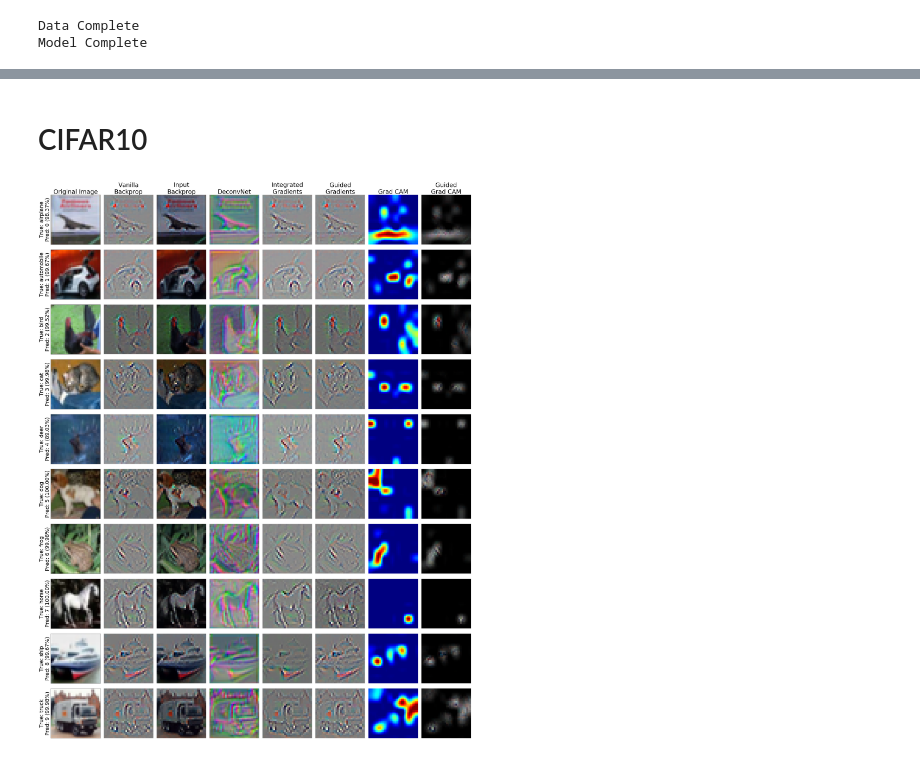
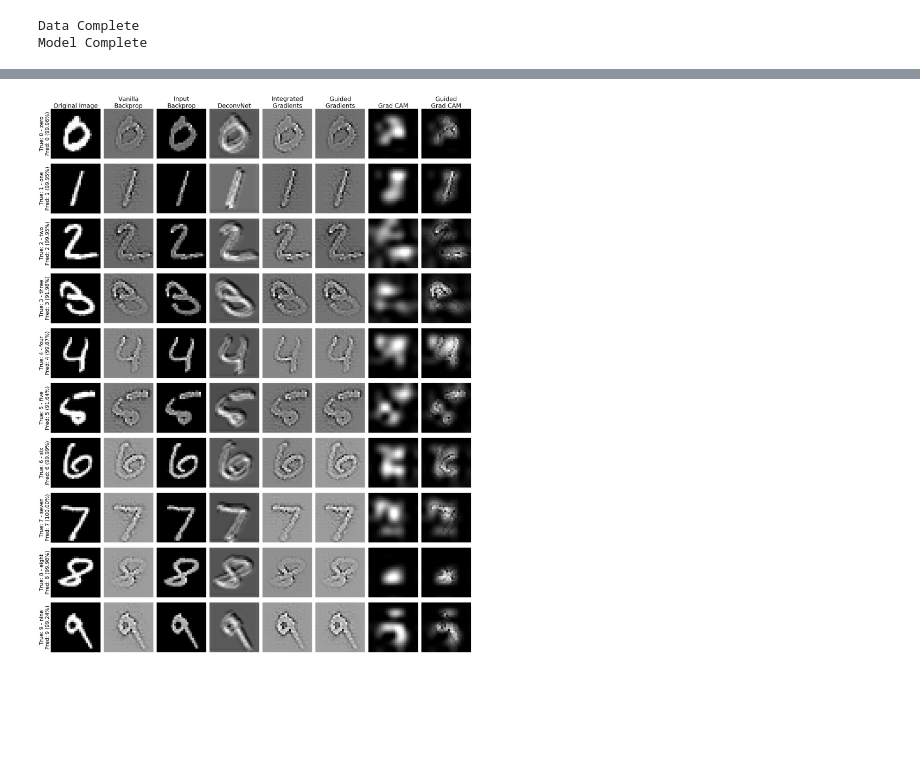
Before and after one commit to TooTouch/WhiteBox-Part1, a Jupyter notebook: notebook/[Evaluation] - Coherence.ipynb, the cells around one changed output, grey strips where cells are left out. Drawn from its saved outputs; the diff is of its cells as text; code cells hidden in the pictures; blank space fills up the shorter version.

Commit message:
visualization

```diff
--- a/notebook/[Evaluation] - Coherence.ipynb
+++ b/notebook/[Evaluation] - Coherence.ipynb
@@ -17,8 +13,7 @@ warnings.filterwarnings('ignore')
 # %% [markdown]
 # Sample Load
 # %%
-original_images_mnist, pre_images_mnist, mnist_classes, mnist_model = get_samples('mnist')
-mnist_model_deconv = SimpleCNNDeconv('mnist')
+original_images_mnist, original_target_mnist, pre_images_mnist, mnist_classes, mnist_model = get_samples('mnist')
 # %% [output]
 Data Complete
 Model Complete
@@ -126,2 +28,0 @@ plt.savefig('../images/results/coherence_mnist.jpg',dpi=150)
-# %% [markdown]
-# CIFAR10
@@ -151,28 +29,16 @@ for i in range(nb_class):
-# %%
-col = 8 # number of attribution methods + original image
-row = 10 # number of class
-f, ax = plt.subplots(row, col, figsize=(35,45))
-# original images
-for i in range(row):
-    ax[i,0].imshow(original_images_cifar10[i])
-    ax[i,0].set_ylabel('True: {0:}\nPred: {1:} ({2:.2%})'.format(cifar10_classes[i], int(preds[i]), probs[i]), size=30)
-    ax[i,0].set_xticks([])
-    ax[i,0].set_yticks([])
-    # set title
-    if i == 0:
-        ax[i,0].set_title('Original Image', size=35)
-
-for i in range(row*(col-1)):
-    r = i//(col-1)
-    c = i%(col-1)
-    ax[r,c+1].imshow(outputs[c,r])
-    ax[r,c+1].axis('off')
-    # set title
-    if r == 0:
-        ax[r,c+1].set_title(method_lst[c], size=35)
-
-plt.subplots_adjust(wspace=0, hspace=0)
-plt.tight_layout()
-plt.savefig('../images/results/coherence_cifar10.jpg',dpi=150)
-# %% [output]
-[figure, removed]
+# %%
+methods = ['VBP','IB','DeconvNet','IG','GB','GC','GBGC']
+# %%
+visualize_coherence('mnist',
+                    original_images_mnist,
+                    pre_images_mnist,
+                    original_target_mnist,
+                    mnist_classes,
+                    mnist_model,
+                    methods,
+                    '../images/results/coherence_mnist.jpg',
+                    size=(35,45),
+                    fontsize=35,
+                    dpi=150)
+# %% [output]
+[figure, added]
```
Also changed, not shown: parts of 27 cells of this notebook, 13 other files.
